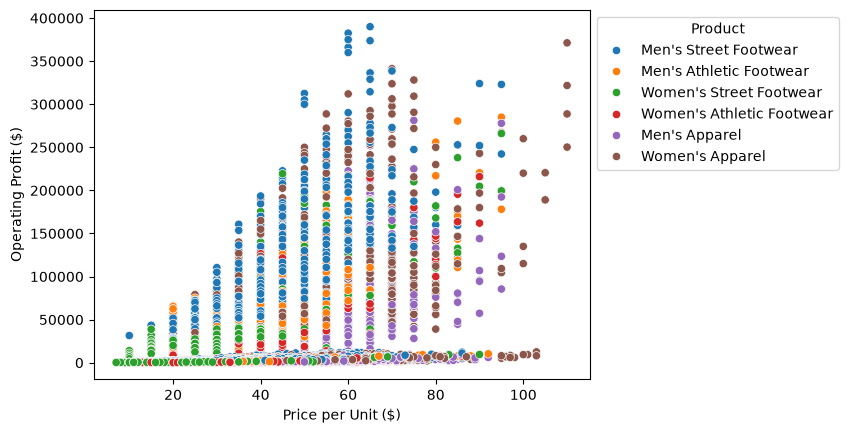
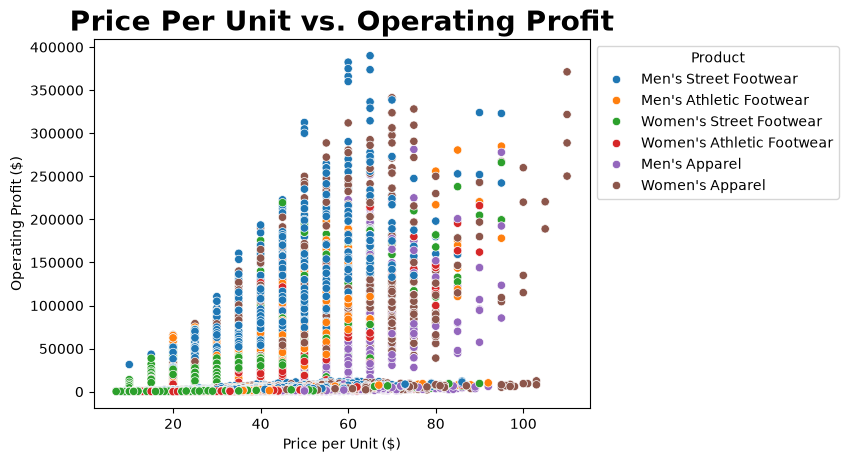
The change to this notebook cell's code, shown as a diff; its figure went from the first image to the second:
--- before
+++ after
@@ -4,2 +4,4 @@
 
 sns.move_legend(scatter_plot, "upper left", bbox_to_anchor=(1, 1)) #move the legend outside of the visual
+
+plt.title('Price Per Unit vs. Operating Profit', fontsize= 20, fontweight = 'bold')

Commit: Add chart images